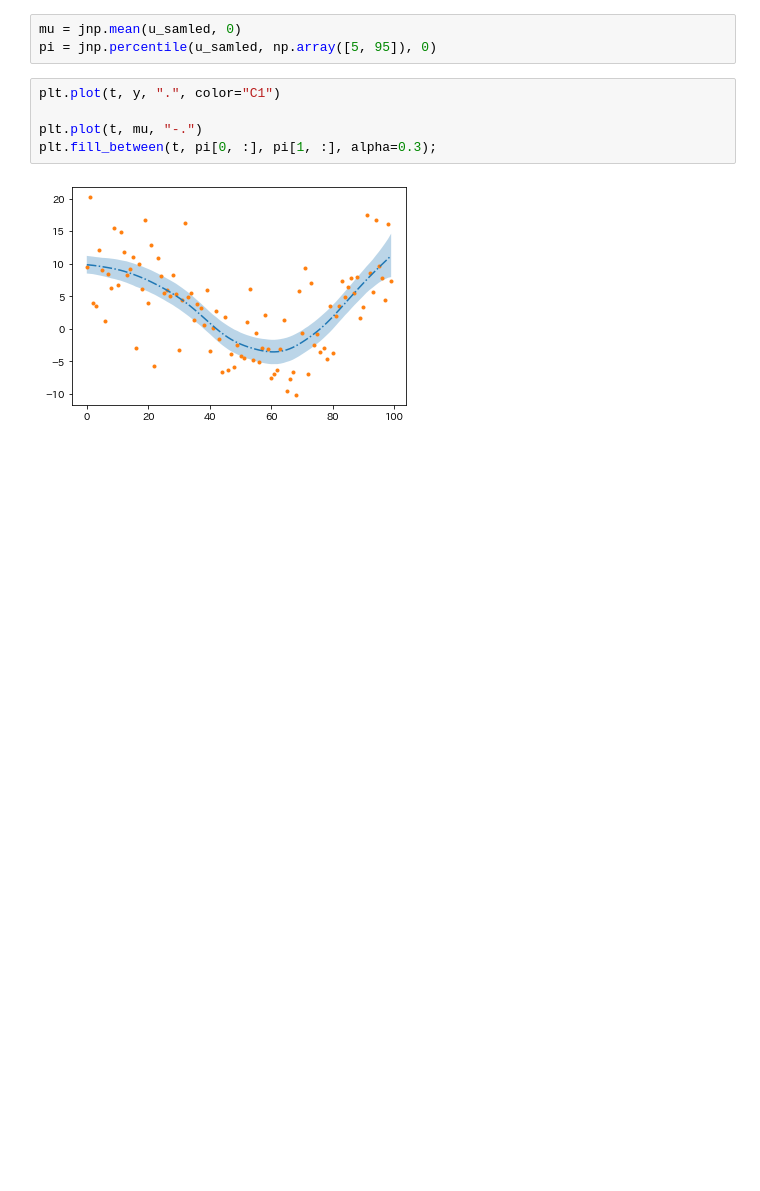
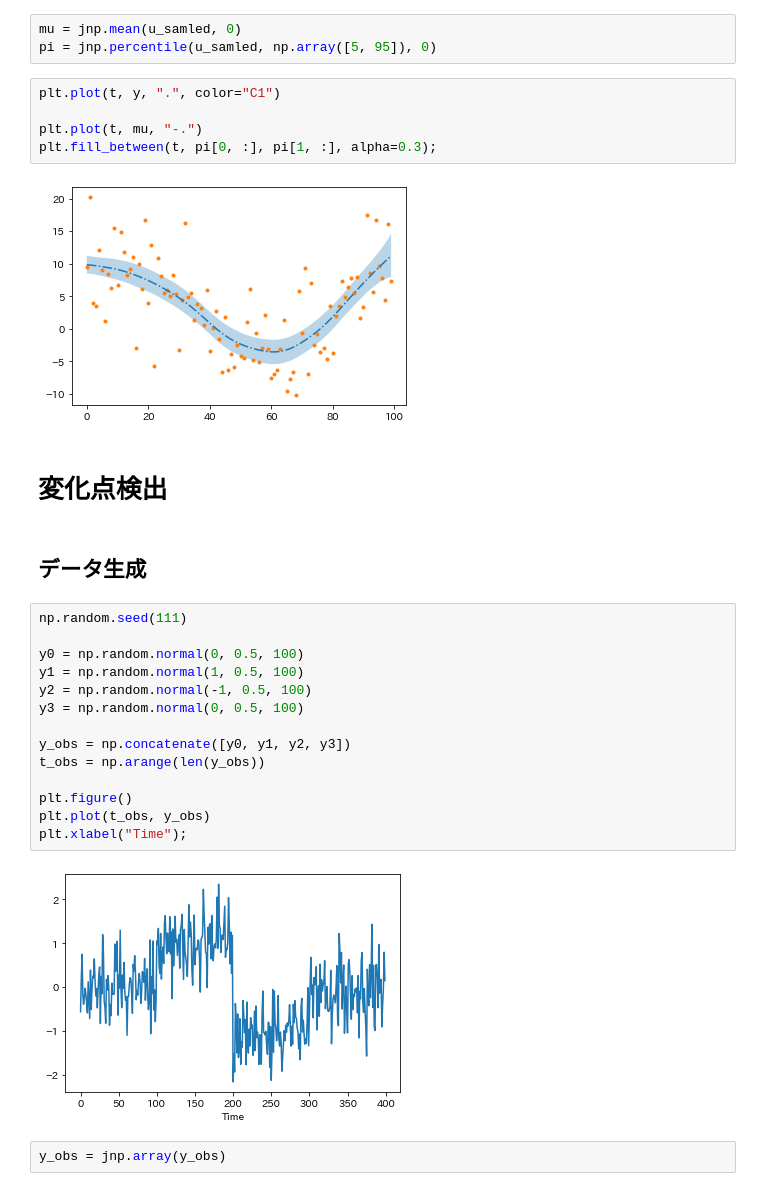
Before and after one commit to gomi-kuzu/practice_bayes_by_py, a Jupyter notebook: Ud_NPR_Ad_Sec6.ipynb, the cells around one changed output. Saved outputs shown, nothing was run; the diff lists cells and outputs as text; blank space fills up the shorter version.

```diff
--- a/Ud_NPR_Ad_Sec6.ipynb
+++ b/Ud_NPR_Ad_Sec6.ipynb
@@ -158,3 +158,25 @@ plt.plot(t, mu, "-.")
 plt.fill_between(t, pi[0, :], pi[1, :], alpha=0.3);
 # %% [output]
 [figure]
+# %% [markdown]
+# 変化点検出
+# %% [markdown]
+## データ生成
+# %%
+np.random.seed(111)
+
+y0 = np.random.normal(0, 0.5, 100)
+y1 = np.random.normal(1, 0.5, 100)
+y2 = np.random.normal(-1, 0.5, 100)
+y3 = np.random.normal(0, 0.5, 100)
+
+y_obs = np.concatenate([y0, y1, y2, y3])
+t_obs = np.arange(len(y_obs))
+
+plt.figure()
+plt.plot(t_obs, y_obs)
+plt.xlabel("Time");
+# %% [output]
+[figure, added]
+# %%
+y_obs = jnp.array(y_obs)
```
Also changed, not shown: parts of 24 cells of this notebook.
